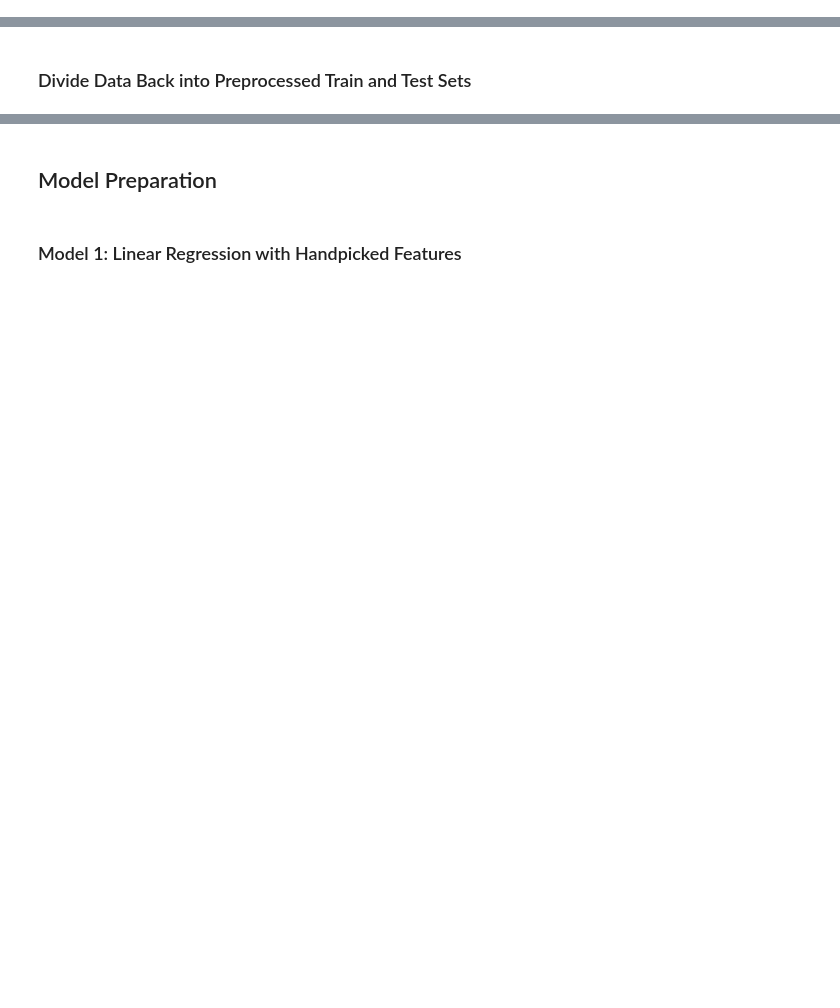
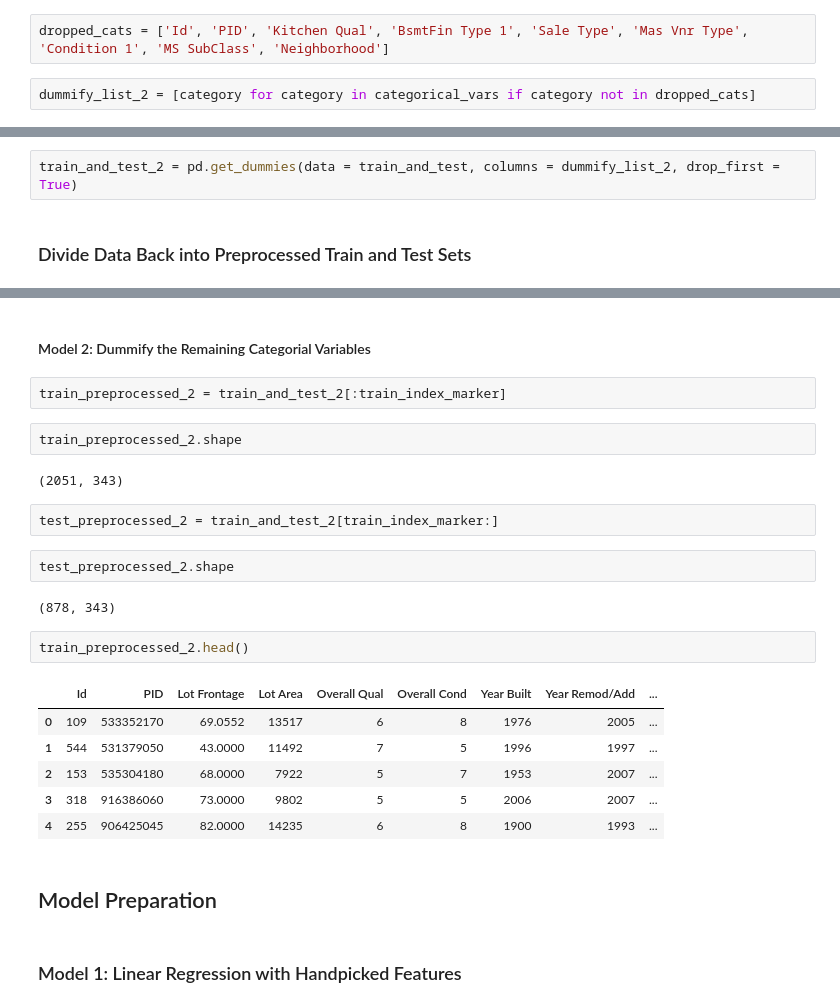
Before and after one commit to jlu90/Predicting-House-Prices-with-Linear-Regression, a Jupyter notebook: lutes_cleaning_notebook.ipynb, the cells around one changed output, grey strips where cells are left out. Saved outputs shown, nothing was run; the diff lists cells and outputs as text; blank space fills up the shorter version.

Commit message:
built overfit model

```diff
--- a/lutes_cleaning_notebook.ipynb
+++ b/lutes_cleaning_notebook.ipynb
@@ -1094,0 +1117,4 @@ KeyError: "None of [Index(['Street', 'Land Contour', 'Bldg Type', 'Garage Type',
+# %%
+dropped_cats = ['Id', 'PID', 'Kitchen Qual', 'BsmtFin Type 1', 'Sale Type', 'Mas Vnr Type', 'Condition 1', 'MS SubClass', 'Neighborhood']
+# %%
+dummify_list_2 = [category for category in categorical_vars if category not in dropped_cats]
@@ -1095,2 +1141,4 @@ KeyError: "None of [Index(['Street', 'Land Contour', 'Bldg Type', 'Garage Type',
+# %%
+train_and_test_2 = pd.get_dummies(data = train_and_test, columns = dummify_list_2, drop_first = True)
 # %% [markdown]
 ### Divide Data Back into Preprocessed Train and Test Sets
@@ -1127,3 +1153,26 @@ test_preprocessed['SalePrice'].isna().sum()
+# %% [markdown]
+#### Model 2: Dummify the Remaining Categorial Variables
+# %%
+train_preprocessed_2 = train_and_test_2[:train_index_marker]
+# %%
+train_preprocessed_2.shape
+# %% [output]
+(2051, 343)
+# %%
+test_preprocessed_2 = train_and_test_2[train_index_marker:]
+# %%
+test_preprocessed_2.shape
+# %% [output]
+(878, 343)
+# %%
+train_preprocessed_2.head()
+# %% [output]
+|  | Id | PID | Lot Frontage | Lot Area | Overall Qual | Overall Cond | Year Built | Year Remod/Add | ... |
+| 0 | 109 | 533352170 | 69.0552 | 13517 | 6 | 8 | 1976 | 2005 | ... |
+| 1 | 544 | 531379050 | 43.0000 | 11492 | 7 | 5 | 1996 | 1997 | ... |
+| 2 | 153 | 535304180 | 68.0000 | 7922 | 5 | 7 | 1953 | 2007 | ... |
+| 3 | 318 | 916386060 | 73.0000 | 9802 | 5 | 5 | 2006 | 2007 | ... |
+| 4 | 255 | 906425045 | 82.0000 | 14235 | 6 | 8 | 1900 | 1993 | ... |
 # %% [markdown]
 ## Model Preparation
 # %% [markdown]
```
Also changed, not shown: parts of 63 cells of this notebook, 1 other file.
